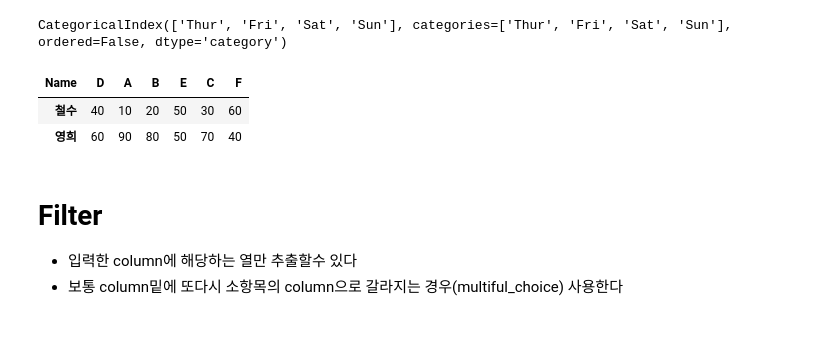
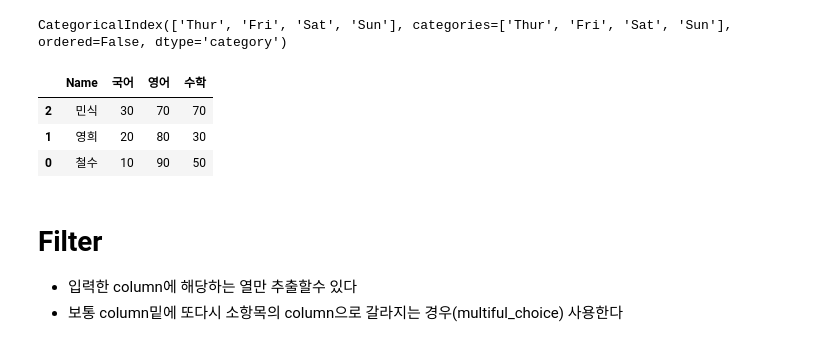
Before and after one commit to Jake0925/Pandas, a Jupyter notebook: Pandas2.ipynb, the cells around one changed output. Drawn from its saved outputs; the diff is of its cells as text; code cells hidden in the pictures.

```diff
--- a/Pandas2.ipynb
+++ b/Pandas2.ipynb
@@ -258,14 +270,25 @@ tips['day'].value_counts().sort_index().index
 # tips['day'].value_counts().sort_index().index.tolist() # 값을 다른곳에 전달할 용도로 사용할 경우 현재 Series형이므로 list형태로 변환해야한다
 # %% [output]
 CategoricalIndex(['Thur', 'Fri', 'Sat', 'Sun'], categories=['Thur', 'Fri', 'Sat', 'Sun'], ordered=False, dtype='category')
+# %%
+df = pd.DataFrame({
+    'Name': ['철수','영희','민식'],
+    '국어':[10,20,30],
+    '영어':[90,80,70],
+    '수학':[50,30,70]
+  })
+df.set_index('Name')
+
+df.sort_values(by='국어', ascending=False) # by='국어' 국어 성적순으로 정렬,  ascending=False 내림차순 설정
+# %% [output]
+|  | Name | 국어 | 영어 | 수학 |
+| 2 | 민식 | 30 | 70 | 70 |
+| 1 | 영희 | 20 | 80 | 30 |
+| 0 | 철수 | 10 | 90 | 50 |
 # %%
 # 원하는 순서대로 변경
 df = df[['D','A','B', 'E','C','F']]
 df
-# %% [output]
-| Name | D | A | B | E | C | F |
-| 철수 | 40 | 10 | 20 | 50 | 30 | 60 |
-| 영희 | 60 | 90 | 80 | 50 | 70 | 40 |
 # %% [markdown]
 # Filter
 - 입력한 column에 해당하는 열만 추출할수 있다
```
Also changed, not shown: parts of 5 cells of this notebook.
